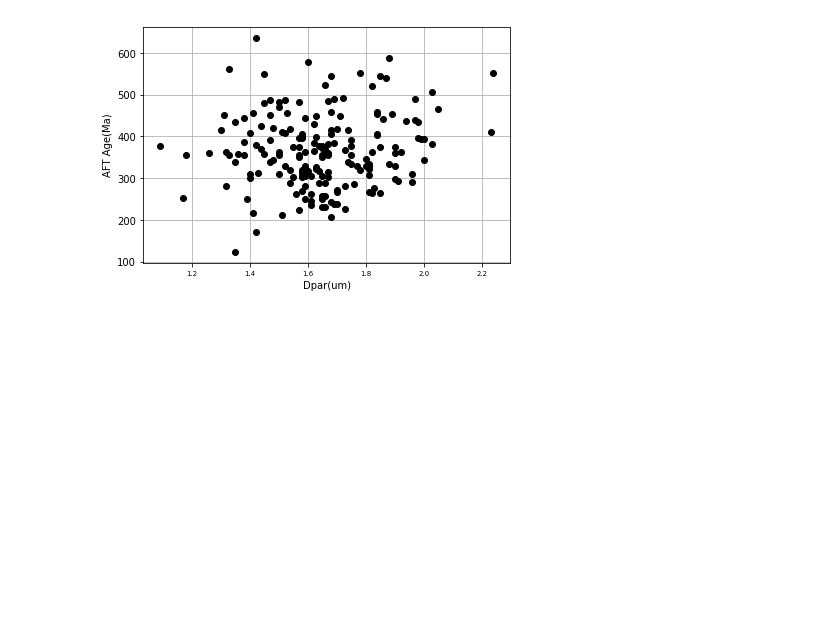
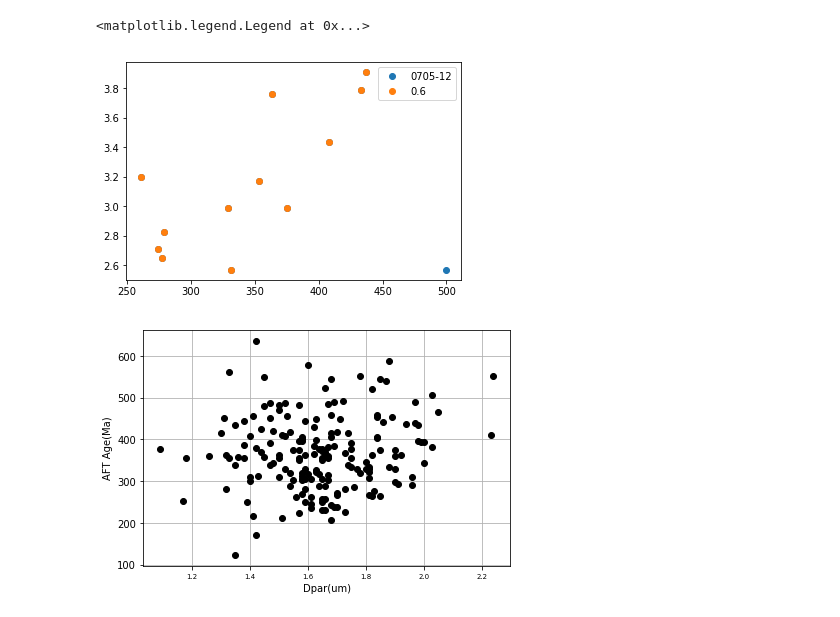
Before and after one commit to saraemp/10.1029-2019TC005988, a Jupyter notebook: AFT_age_vs_Dpar.ipynb, the cells around one changed output. Saved outputs shown, nothing was run; the diff lists cells and outputs as text; code cells hidden in the pictures; blank space fills up the shorter version.

```diff
--- a/AFT_age_vs_Dpar.ipynb
+++ b/AFT_age_vs_Dpar.ipynb
@@ -43,3 +57,20 @@ plt.savefig("./Fig_3MTL&Dpar_vs_AFT_age_180420.jpg", borderaxespad=lbp, fontsize
+# %%
+#Checking correlation for sample '0705-12' and
+i=0
+plt.plot( data.Age_Ma[data.SampleID==largeDpar[i]], data.Dpar_um[data.SampleID==largeDpar[i]],'o',
+         label=largeDpar[i])
+plt.plot(np.concatenate([data.iloc[75:84,12],data.iloc[85:88,12]]),
+        np.concatenate([data.iloc[75:84,10],data.iloc[85:88,10]]),'o',
+        label=str(round(scipy.stats.linregress(np.concatenate([data.iloc[75:84,12],data.iloc[85:88,12]]),
+                             np.concatenate([data.iloc[75:84,10],data.iloc[85:88,10]]))[2]**2,1)))
+
+round(scipy.stats.linregress(np.concatenate([data.iloc[75:84,12],data.iloc[85:88,12]]),
+                             np.concatenate([data.iloc[75:84,10],data.iloc[85:88,10]]))[2]**2,1)
+
+plt.legend()
+# %% [output]
+<matplotlib.legend.Legend at 0x...>
+[figure, added]
 # %%
 fig= plt.plot( figsize=(3.7, 3,7))# This size is in inches
 
```
Also changed, not shown: parts of 6 cells of this notebook.
